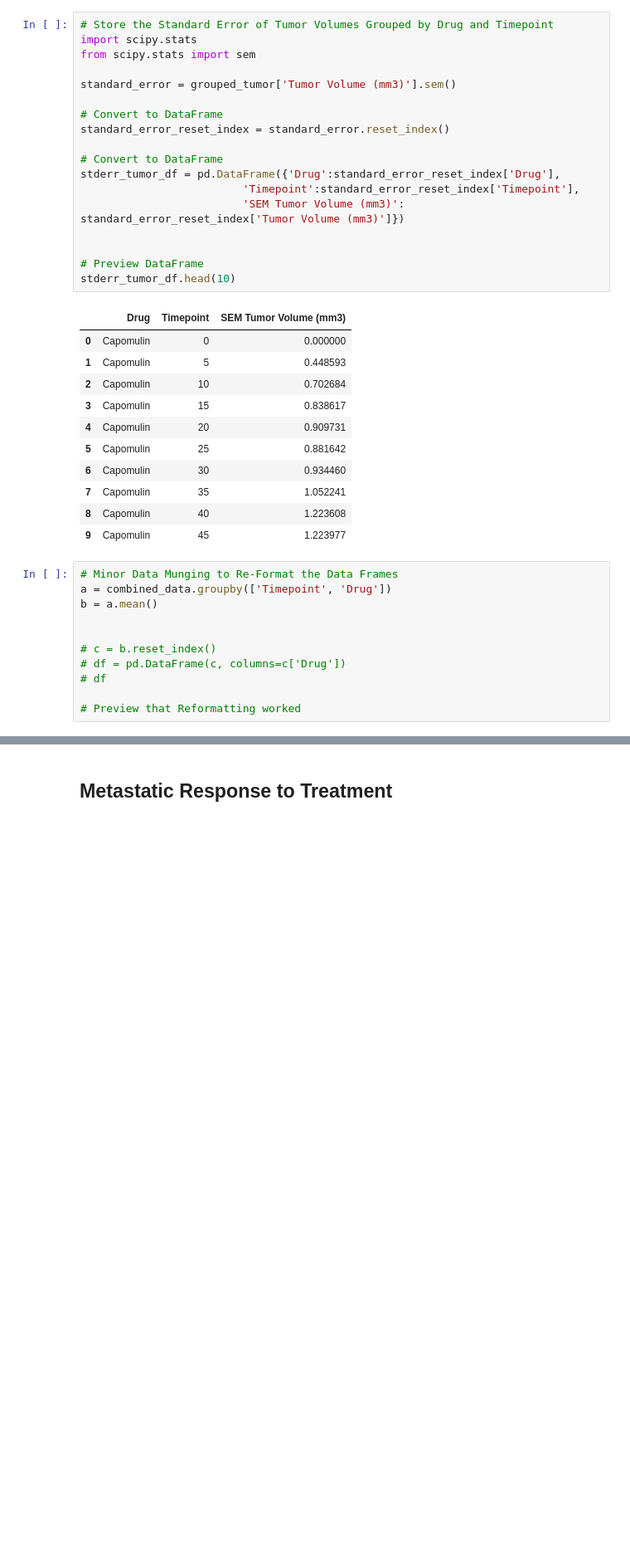
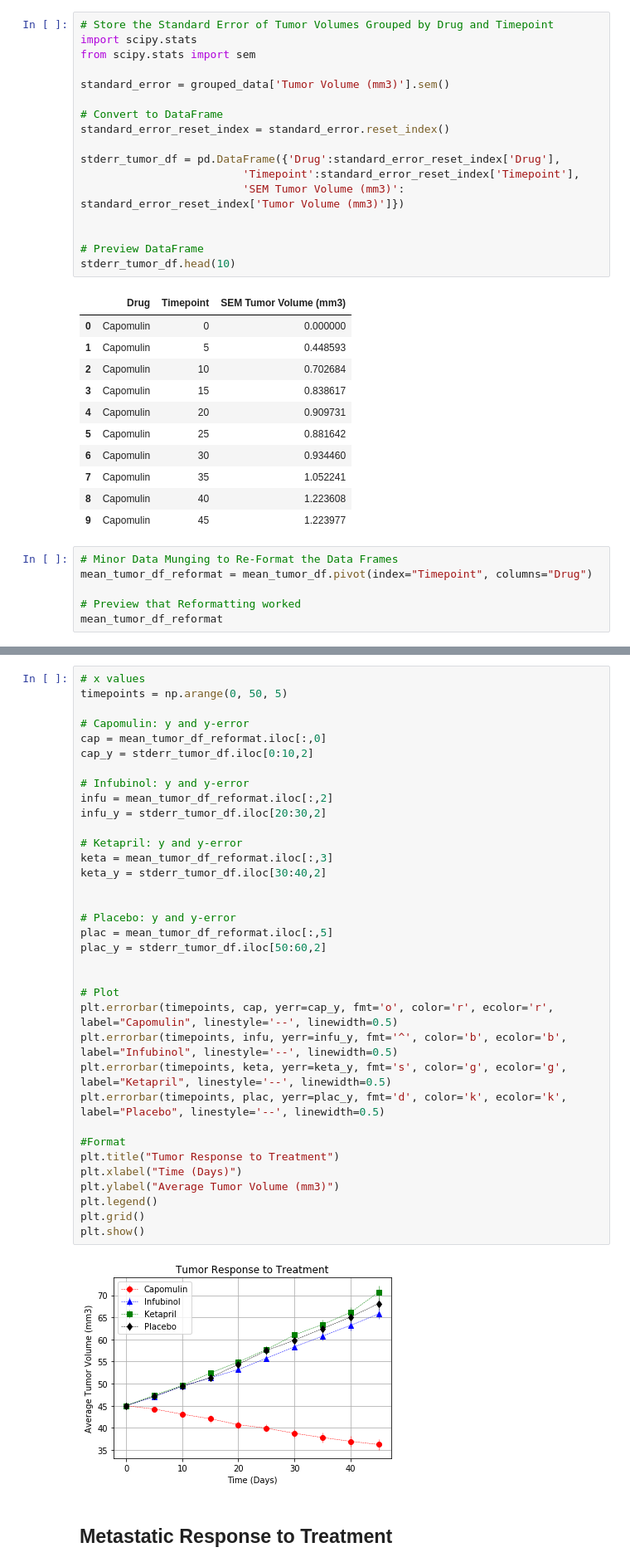
Before and after one commit to lorijta92/Matplotlib-Pharmaceuticals, a Jupyter notebook: pymaceuticals_WIP.ipynb, the cells around one changed output, grey strips where cells are left out. Shown at 83% size. Saved outputs shown, nothing was run; the diff lists cells and outputs as text; blank space fills up the shorter version.

```diff
--- a/pymaceuticals_WIP.ipynb
+++ b/pymaceuticals_WIP.ipynb
@@ -57,12 +70,11 @@ mean_tumor_df.head()
 import scipy.stats
 from scipy.stats import sem
 
-standard_error = grouped_tumor['Tumor Volume (mm3)'].sem()
+standard_error = grouped_data['Tumor Volume (mm3)'].sem()
 
 # Convert to DataFrame
 standard_error_reset_index = standard_error.reset_index()
 
-# Convert to DataFrame
 stderr_tumor_df = pd.DataFrame({'Drug':standard_error_reset_index['Drug'],
                          'Timepoint':standard_error_reset_index['Timepoint'],
                          'SEM Tumor Volume (mm3)': standard_error_reset_index['Tumor Volume (mm3)']})
@@ -84,12 +96,7 @@ stderr_tumor_df.head(10)
 | 9 | Capomulin | 45 | 1.223977 |
 # %%
 # Minor Data Munging to Re-Format the Data Frames
-a = combined_data.groupby(['Timepoint', 'Drug'])
-b = a.mean()
-
-
-# c = b.reset_index()
-# df = pd.DataFrame(c, columns=c['Drug'])
-# df
+mean_tumor_df_reformat = mean_tumor_df.pivot(index="Timepoint", columns="Drug")
 
 # Preview that Reformatting worked
+mean_tumor_df_reformat
@@ -114,3 +117,40 @@ plt.show()
+# %%
+# x values
+timepoints = np.arange(0, 50, 5)
+
+# Capomulin: y and y-error
+cap = mean_tumor_df_reformat.iloc[:,0]
+cap_y = stderr_tumor_df.iloc[0:10,2]
+
+# Infubinol: y and y-error
+infu = mean_tumor_df_reformat.iloc[:,2]
+infu_y = stderr_tumor_df.iloc[20:30,2]
+
+# Ketapril: y and y-error
+keta = mean_tumor_df_reformat.iloc[:,3]
+keta_y = stderr_tumor_df.iloc[30:40,2]
+
+
+# Placebo: y and y-error
+plac = mean_tumor_df_reformat.iloc[:,5]
+plac_y = stderr_tumor_df.iloc[50:60,2]
+
+
+# Plot
+plt.errorbar(timepoints, cap, yerr=cap_y, fmt='o', color='r', ecolor='r', label="Capomulin", linestyle='--', linewidth=0.5)
+plt.errorbar(timepoints, infu, yerr=infu_y, fmt='^', color='b', ecolor='b', label="Infubinol", linestyle='--', linewidth=0.5)
+plt.errorbar(timepoints, keta, yerr=keta_y, fmt='s', color='g', ecolor='g', label="Ketapril", linestyle='--', linewidth=0.5)
+plt.errorbar(timepoints, plac, yerr=plac_y, fmt='d', color='k', ecolor='k', label="Placebo", linestyle='--', linewidth=0.5)
+
+#Format
+plt.title("Tumor Response to Treatment")
+plt.xlabel("Time (Days)")
+plt.ylabel("Average Tumor Volume (mm3)")
+plt.legend()
+plt.grid()
+plt.show()
+# %% [output]
+[figure, added]
 # %% [markdown]
 ## Metastatic Response to Treatment
 # %%
```
Also changed, not shown: parts of 20 cells of this notebook.
